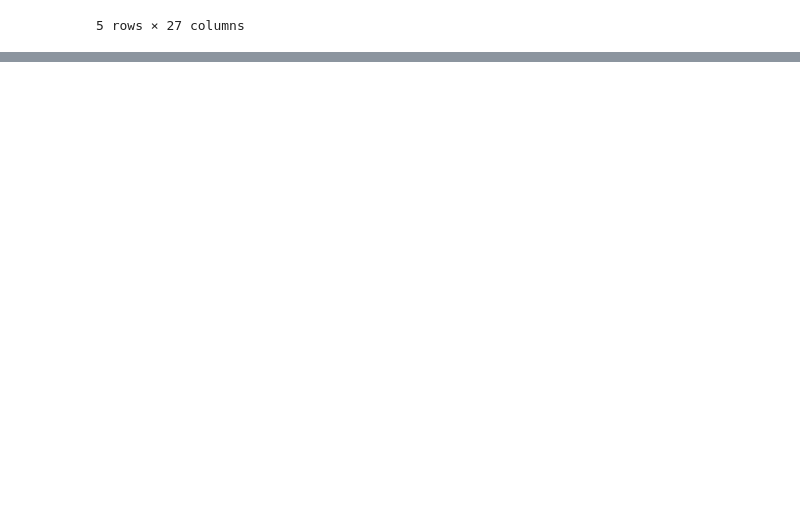
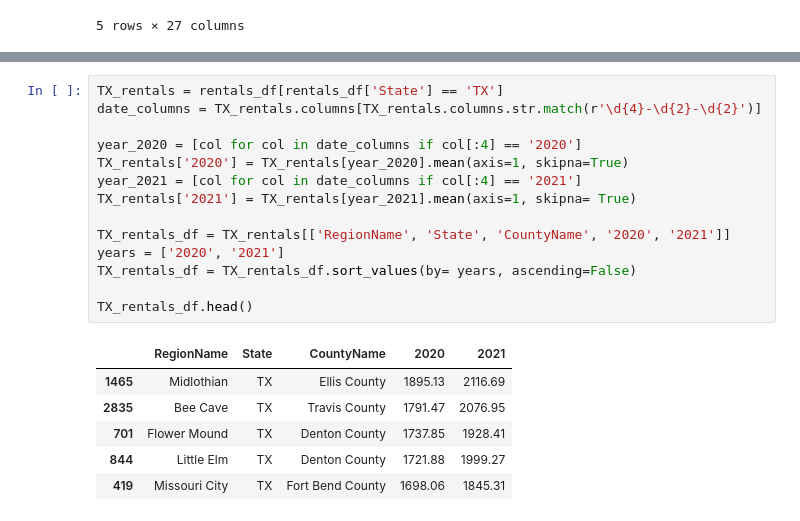
Before and after one commit to ahvuong/COGS108_Data_Science_In_Practice, a Jupyter notebook: DataCheckpointGroup_Sp23_AAA-H.ipynb, the cells around one changed output, grey strips where cells are left out. Drawn from its saved outputs; the diff is of its cells as text; blank space fills up the shorter version.

```diff
--- a/DataCheckpointGroup_Sp23_AAA-H.ipynb
+++ b/DataCheckpointGroup_Sp23_AAA-H.ipynb
@@ -208,0 +207,21 @@ TX_home_values_df.head()
+# %%
+TX_rentals = rentals_df[rentals_df['State'] == 'TX']
+date_columns = TX_rentals.columns[TX_rentals.columns.str.match(r'\d{4}-\d{2}-\d{2}')]
+
+year_2020 = [col for col in date_columns if col[:4] == '2020']
+TX_rentals['2020'] = TX_rentals[year_2020].mean(axis=1, skipna=True)
+year_2021 = [col for col in date_columns if col[:4] == '2021']
+TX_rentals['2021'] = TX_rentals[year_2021].mean(axis=1, skipna= True)
+
+TX_rentals_df = TX_rentals[['RegionName', 'State', 'CountyName', '2020', '2021']]
+years = ['2020', '2021']
+TX_rentals_df = TX_rentals_df.sort_values(by= years, ascending=False)
+
+TX_rentals_df.head()
+# %% [output]
+|  | RegionName | State | CountyName | 2020 | 2021 |
+| 1465 | Midlothian | TX | Ellis County | 1895.13 | 2116.69 |
+| 2835 | Bee Cave | TX | Travis County | 1791.47 | 2076.95 |
+| 701 | Flower Mound | TX | Denton County | 1737.85 | 1928.41 |
+| 844 | Little Elm | TX | Denton County | 1721.88 | 1999.27 |
+| 419 | Missouri City | TX | Fort Bend County | 1698.06 | 1845.31 |
```
Also changed, not shown: parts of 11 cells of this notebook.
